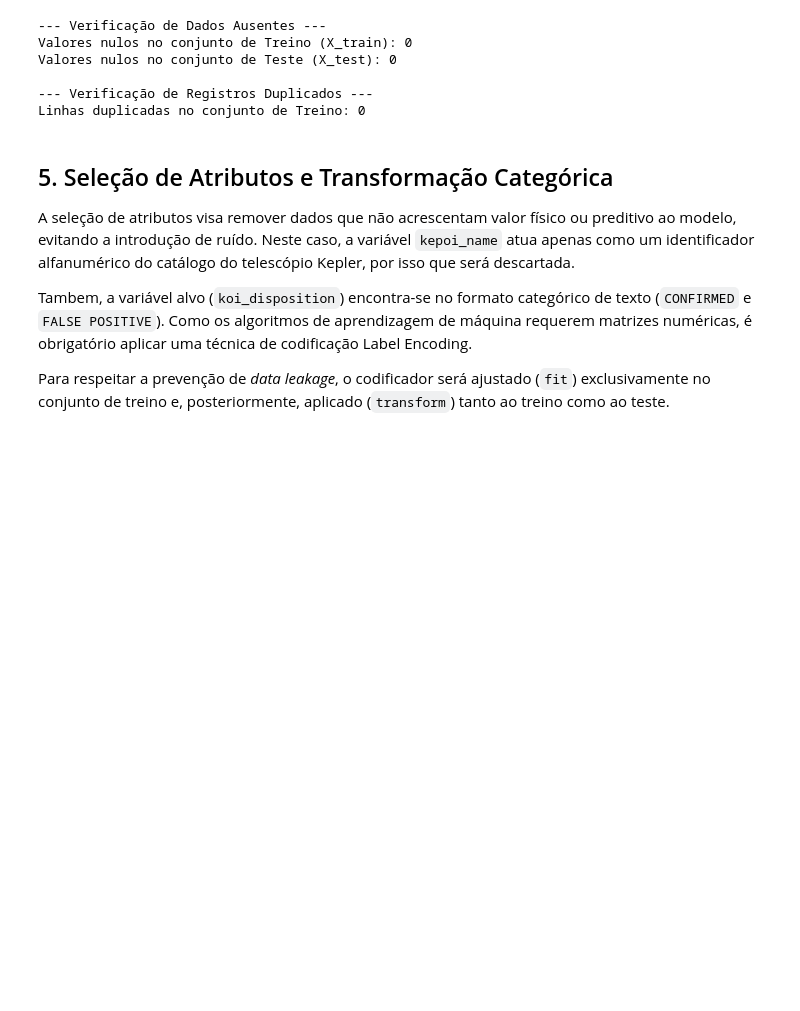
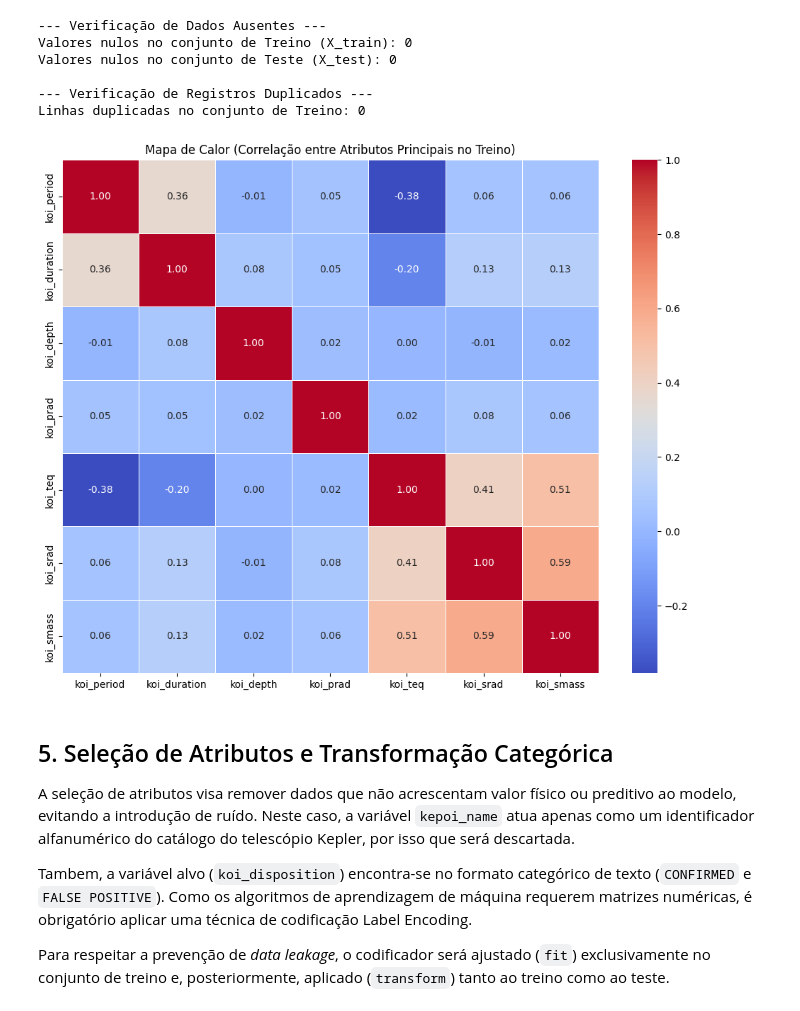
Before and after one commit to pedrinndias/study, a Jupyter notebook: trabalho-pratico-1-encontrando-exoplanetas.ipynb, the cells around one changed output. Saved outputs shown, nothing was run; the diff lists cells and outputs as text; code cells hidden in the pictures; blank space fills up the shorter version.

```diff
--- a/trabalho-pratico-1-encontrando-exoplanetas.ipynb
+++ b/trabalho-pratico-1-encontrando-exoplanetas.ipynb
@@ -214,6 +235,22 @@ Valores nulos no conjunto de Teste (X_test): 0
 
 --- Verificação de Registros Duplicados ---
 Linhas duplicadas no conjunto de Treino: 0
+# %%
+# Selecionamos apenas algumas colunas físicas principais para o gráfico não ficar gigante e ilegível
+colunas_principais = ['koi_period', 'koi_duration', 'koi_depth', 'koi_prad', 'koi_teq', 'koi_srad', 'koi_smass']
+
+# Calcula a correlação matemática de Pearson (de -1 a 1) apenas nos dados de treino
+matriz_corr = X_train[colunas_principais].corr()
+
+# Configura o tamanho e plota o mapa de calor
+plt.figure(figsize=(10, 8))
+sns.heatmap(matriz_corr, annot=True, cmap='coolwarm', fmt=".2f", linewidths=0.5)
+
+plt.title('Mapa de Calor (Correlação entre Atributos Principais no Treino)')
+plt.tight_layout()
+plt.show()
+# %% [output]
+[figure, added]
 # %% [markdown]
 ## 5. Seleção de Atributos e Transformação Categórica
 
```
Also changed, not shown: parts of 3 cells of this notebook.
